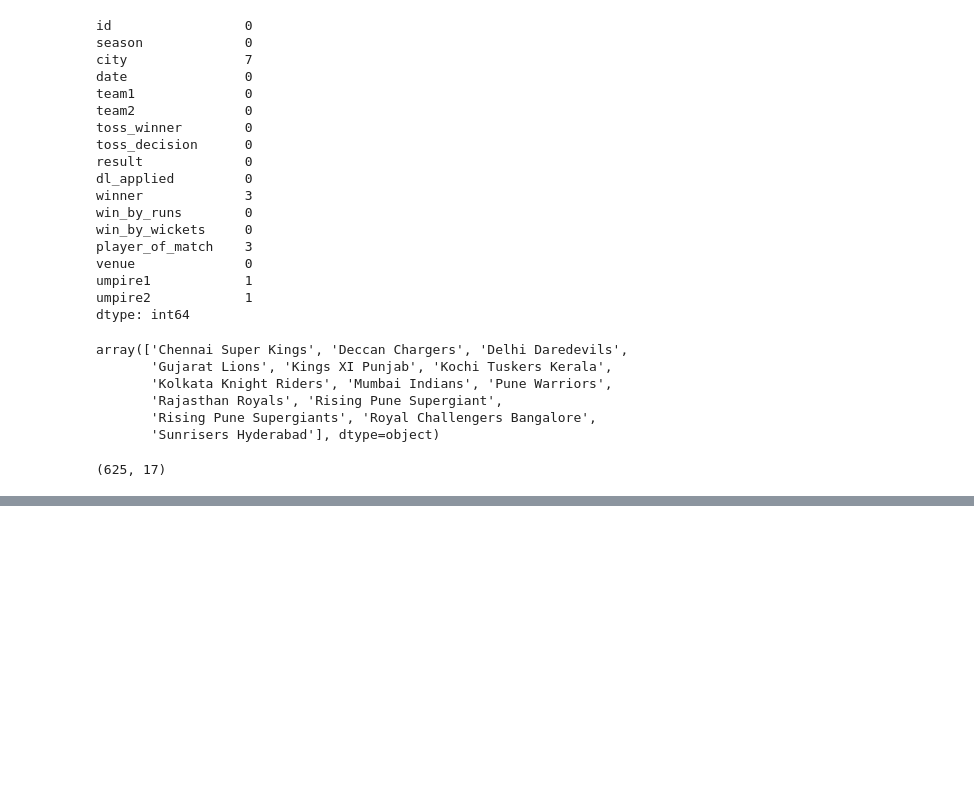
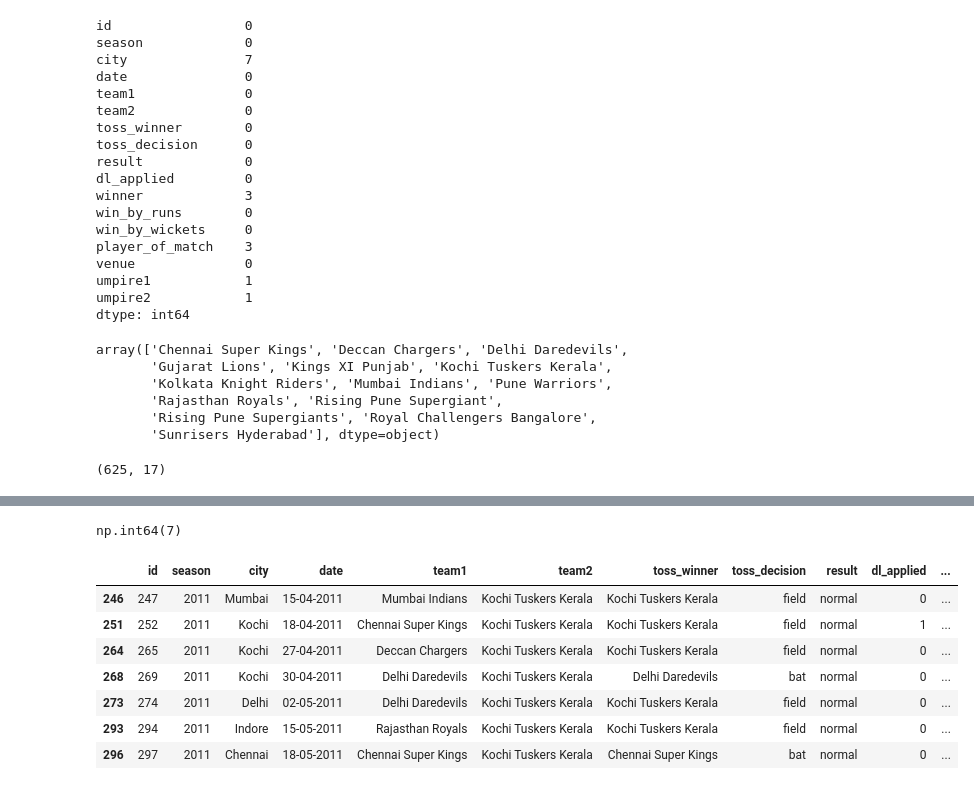
Before and after one commit to Aryan83699/Mini-projects, a Jupyter notebook: 14. IPL API using FastAPI/ipl.ipynb, the cells around one changed output, grey strips where cells are left out. Cells and saved outputs as stored; diff of their text form; code cells hidden in the pictures; blank space fills up the shorter version.

Commit message:
Team record API added

```diff
--- a/14. IPL API using FastAPI/ipl.ipynb
+++ b/14. IPL API using FastAPI/ipl.ipynb
@@ -58,8 +58,6 @@ array(['Chennai Super Kings', 'Deccan Chargers', 'Delhi Daredevils',
        'Sunrisers Hyderabad'], dtype=object)
 # %%
 df=df.dropna(inplace=True)
-# %%
-df=df.dropna()
 # %%
 df.shape
 # %% [output]
@@ -90,0 +82,15 @@ seasons.unique().tolist()
+# %%
+().sum()
+# %% [output]
+np.int64(7)
+# %%
+df[df['team2']=="Kochi Tuskers Kerala"]
+# %% [output]
+|  | id | season | city | date | team1 | team2 | toss_winner | toss_decision | result | dl_applied | ... |
+| 246 | 247 | 2011 | Mumbai | 15-04-2011 | Mumbai Indians | Kochi Tuskers Kerala | Kochi Tuskers Kerala | field | normal | 0 | ... |
+| 251 | 252 | 2011 | Kochi | 18-04-2011 | Chennai Super Kings | Kochi Tuskers Kerala | Kochi Tuskers Kerala | field | normal | 1 | ... |
+| 264 | 265 | 2011 | Kochi | 27-04-2011 | Deccan Chargers | Kochi Tuskers Kerala | Kochi Tuskers Kerala | field | normal | 0 | ... |
+| 268 | 269 | 2011 | Kochi | 30-04-2011 | Delhi Daredevils | Kochi Tuskers Kerala | Delhi Daredevils | bat | normal | 0 | ... |
+| 273 | 274 | 2011 | Delhi | 02-05-2011 | Delhi Daredevils | Kochi Tuskers Kerala | Kochi Tuskers Kerala | field | normal | 0 | ... |
+| 293 | 294 | 2011 | Indore | 15-05-2011 | Rajasthan Royals | Kochi Tuskers Kerala | Kochi Tuskers Kerala | field | normal | 0 | ... |
+| 296 | 297 | 2011 | Chennai | 18-05-2011 | Chennai Super Kings | Kochi Tuskers Kerala | Chennai Super Kings | bat | normal | 0 | ... |
```
Also changed, not shown: parts of 15 cells of this notebook, 6 other files.
